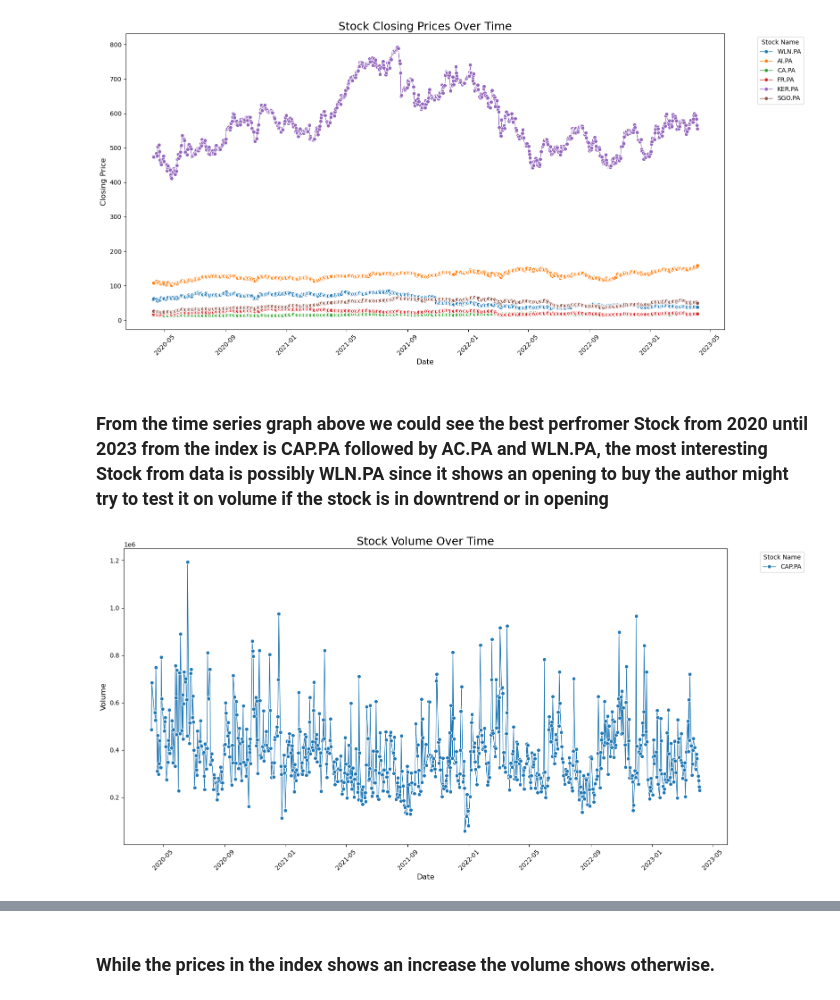
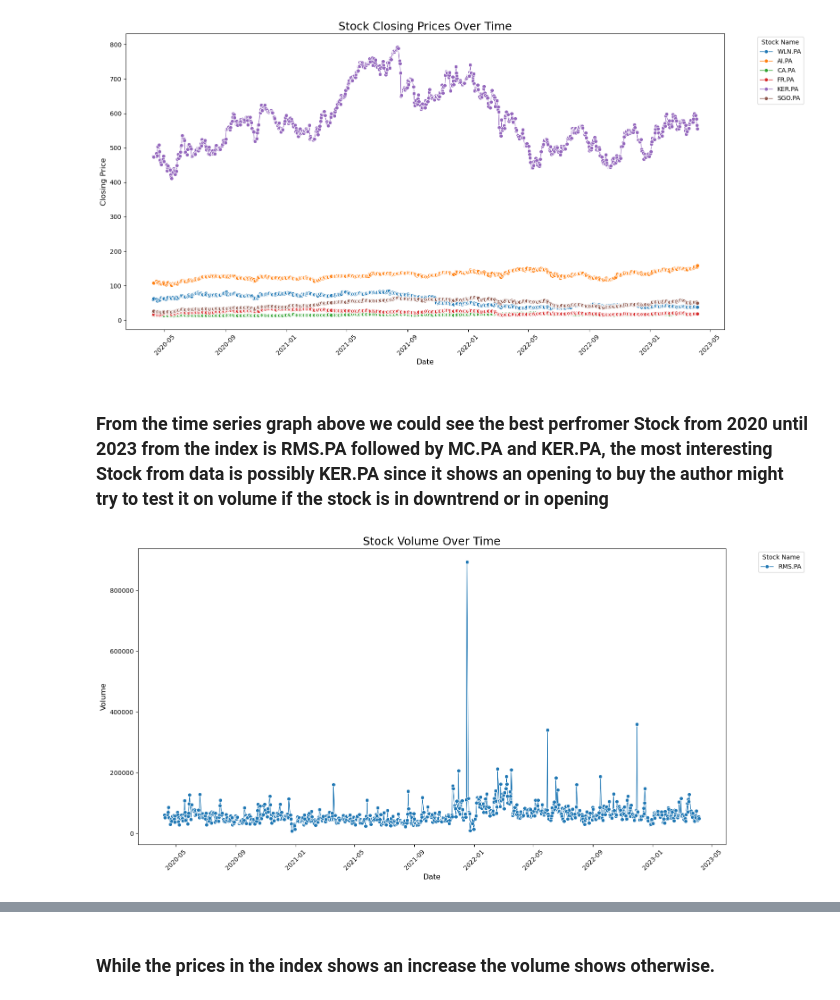
Before and after one commit to devavarez/MIS-Stock-Prediction, a Jupyter notebook: Prediksi Saham,.ipynb, the cells around one changed output, grey strips where cells are left out. Saved outputs shown, nothing was run; the diff lists cells and outputs as text; code cells hidden in the pictures.

```diff
--- a/Prediksi Saham,.ipynb
+++ b/Prediksi Saham,.ipynb
@@ -242,26 +242,26 @@ plt.show()
 # %% [output]
 [figure]
 # %% [markdown]
-### From the time series graph above we could see the best perfromer Stock from 2020 until 2023 from the index is CAP.PA followed by AC.PA and WLN.PA, the most interesting Stock from data is possibly WLN.PA since it shows an opening to buy the author might try to test it on volume if the stock is in downtrend or in opening
+### From the time series graph above we could see the best perfromer Stock from 2020 until 2023 from the index is RMS.PA followed by MC.PA and KER.PA, the most interesting Stock from data is possibly KER.PA since it shows an opening to buy the author might try to test it on volume if the stock is in downtrend or in opening
 # %%
-selected_stocks_2 = ['CAP.PA']
+selected_stocks_2 = ['RMS.PA']
 
 # Filter DataFrame to only those 3
 EDA_filtered_2 = EDA[EDA['Stock'].isin(selected_stocks_2)]
 
 plt.figure(figsize=(16, 8))  # Bigger figure for many stocks
 sns.lineplot(data=EDA_filtered_2, x='Date', y='Volume', hue='Stock', marker='o', linewidth=1)
 
 plt.title("Stock Volume Over Time", fontsize=18)
 plt.xlabel("Date", fontsize=12)
 plt.ylabel("Volume", fontsize=12)
 plt.xticks(rotation=45)
 
 
 plt.legend(title="Stock Name", bbox_to_anchor=(1.05, 1), loc='upper left')
 
 plt.tight_layout()
 plt.show()
 # %% [output]
-[figure, old version]
+[figure, new version]
 # %%
```
Also changed, not shown: parts of 11 cells of this notebook.
